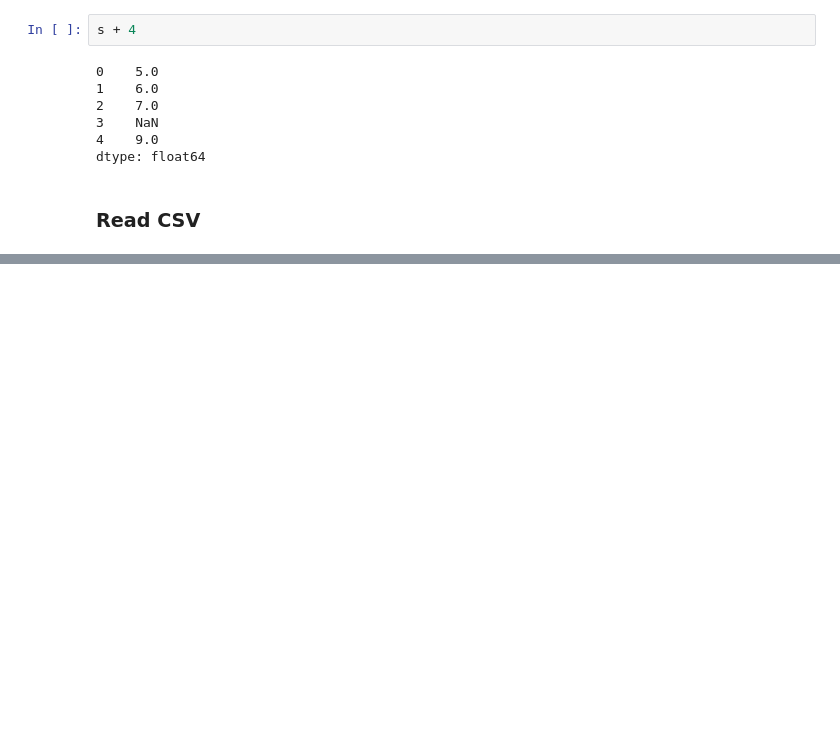
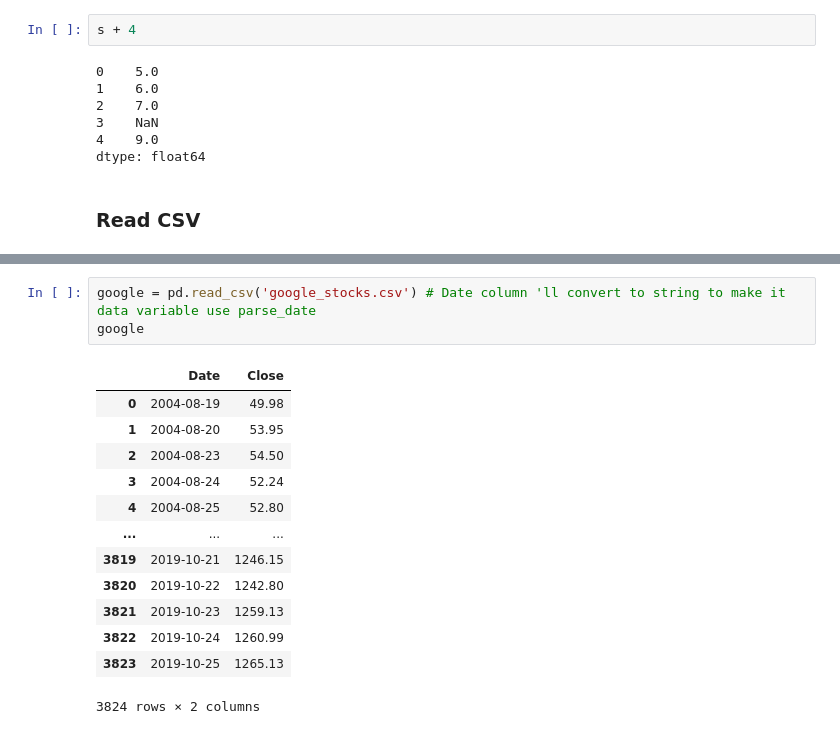
Before and after one commit to mse056/pandas, a Jupyter notebook: pandas.ipynb, the cells around one changed output, grey strips where cells are left out. Cells and saved outputs as stored; diff of their text form; blank space fills up the shorter version.

```diff
--- a/pandas.ipynb
+++ b/pandas.ipynb
@@ -195,0 +254,17 @@ dtype: float64
+# %%
+google = pd.read_csv('google_stocks.csv') # Date column 'll convert to string to make it data variable use parse_date
+google
+# %% [output]
+|  | Date | Close |
+| 0 | 2004-08-19 | 49.98 |
+| 1 | 2004-08-20 | 53.95 |
+| 2 | 2004-08-23 | 54.50 |
+| 3 | 2004-08-24 | 52.24 |
+| 4 | 2004-08-25 | 52.80 |
+| ... | ... | ... |
+| 3819 | 2019-10-21 | 1246.15 |
+| 3820 | 2019-10-22 | 1242.80 |
+| 3821 | 2019-10-23 | 1259.13 |
+| 3822 | 2019-10-24 | 1260.99 |
+| 3823 | 2019-10-25 | 1265.13 |
+3824 rows × 2 columns
```
Also changed, not shown: parts of 22 cells of this notebook.
